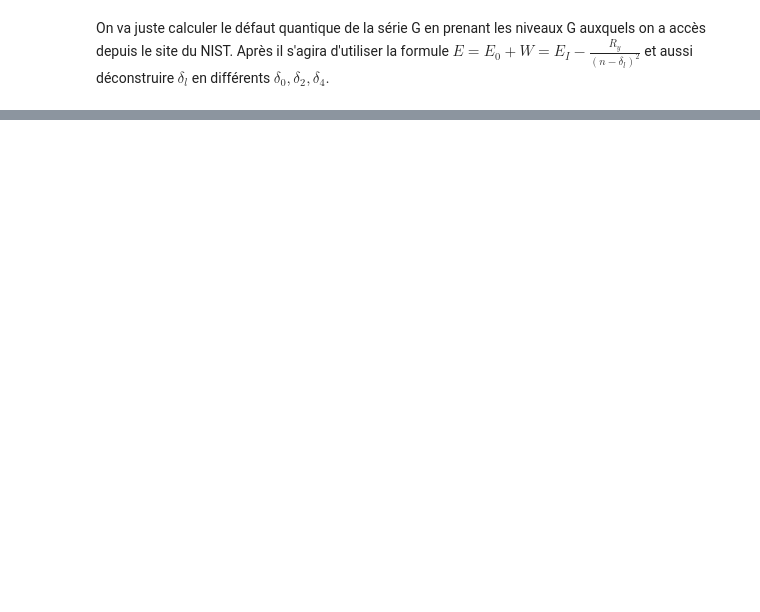
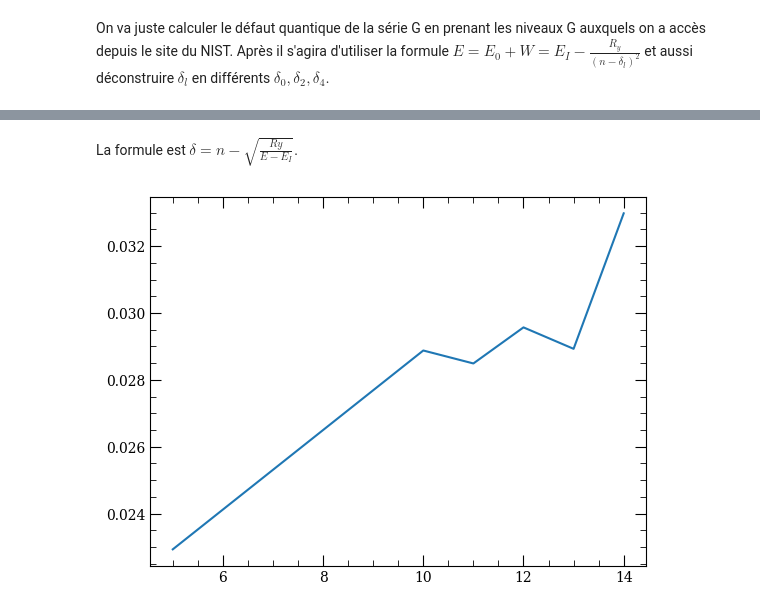
Before and after one commit to sdieden/Quantum-Control, a Jupyter notebook: g_channel.ipynb, the cells around one changed output, grey strips where cells are left out. Drawn from its saved outputs; the diff is of its cells as text; code cells hidden in the pictures; blank space fills up the shorter version.

```diff
--- a/g_channel.ipynb
+++ b/g_channel.ipynb
@@ -13,0 +23,14 @@ neg_en = en - ionization_energy
+# %% [markdown]
+La formule est $\delta = n - \sqrt{\frac{Ry}{E-E_I}}$.
+# %%
+delta_n = np.zeros(len(en))
+
+x = Rydberg_constant/neg_en
+y = np.zeros(len(en))
+for i in range(len(n)):
+    y[i] = np.sqrt(-x[i])
+delta_n = n - y
+plt.plot(n,delta_n)
+plt.show()
+# %% [output]
+[figure, added]
```
Also changed, not shown: parts of 4 cells of this notebook.
